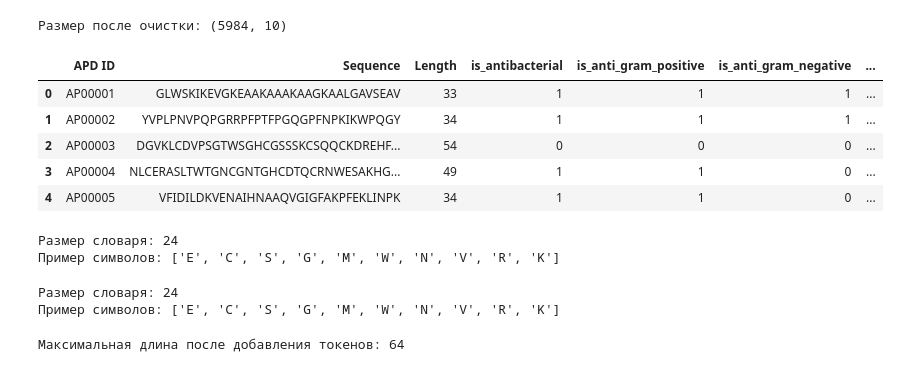
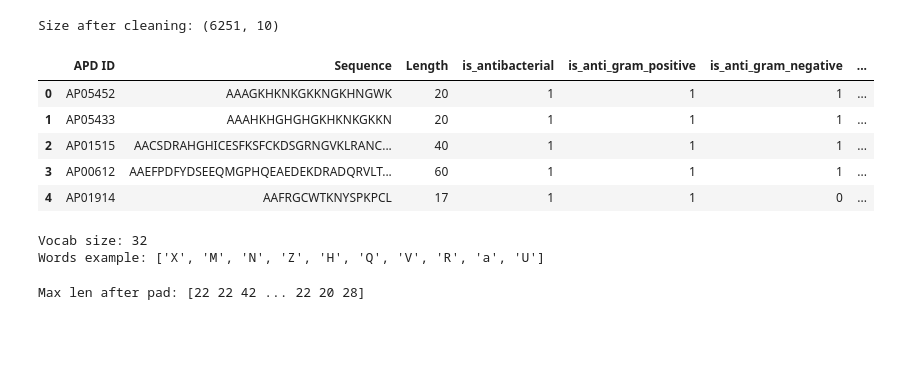
Before and after one commit to oneozerova/AMPs-via-VAE, a Jupyter notebook: Data/notebooks/baseline-cvae-and-tsne.ipynb, the cells around one changed output. Drawn from its saved outputs; the diff is of its cells as text; code cells hidden in the pictures; blank space fills up the shorter version.

```diff
--- a/Data/notebooks/baseline-cvae-and-tsne.ipynb
+++ b/Data/notebooks/baseline-cvae-and-tsne.ipynb
@@ -16,83 +16,65 @@ import re
 # path = "/kaggle/input/datasets/temaetotema/cvae-train/data.csv"
 # df = pd.read_csv(path)
 
 # for local
 candidates = [
-    Path("Data/processed/data.csv"),   # если cwd = корень репо
-    Path("../processed/data.csv"),     # если cwd = Data/notebooks
+    Path("Data/processed/master_dataset.csv"),   # if cwd = root
+    Path("../processed/master_dataset.csv"),     # if cwd = Data/notebooks
 ]
+
+# candidates = [
+#     Path("Data/processed/data.csv"),   # if cwd = root
+#     Path("../processed/data.csv"),     # if cwd = Data/notebooks
+# ]
 
 path = next((p for p in candidates if p.exists()), None)
 if path is None:
-    raise FileNotFoundError("Не найден Data/processed/data.csv (проверь cwd и структуру папок)")
+    raise FileNotFoundError("Error: no in Data/processed/data.csv (проверь cwd и структуру папок)")
 
 df = pd.read_csv(path)
 
-# Отбор нужных колонок
 id_col = 'APD ID'
 seq_col = 'Sequence'
 len_col = 'Length'
 condition_cols = [
     'is_antibacterial', 'is_anti_gram_positive', 'is_anti_gram_negative',
     'is_antifungal', 'is_antiviral', 'is_antiparasitic', 'is_anticancer'
 ]
 
-# Убедимся, что все колонки существуют
 existing_cols = [col for col in [id_col, seq_col, len_col] + condition_cols if col in df.columns]
 df = df[existing_cols].dropna(subset=[seq_col])
 
-# Преобразуем бинарные колонки в int (если они не целые)
 for col in condition_cols:
     if col in df.columns:
         df[col] = df[col].astype(int)
 
-print(f"Размер после очистки: {df.shape}")
+df["Length"] = df["Length"].astype("Int64")
+print(f"Size after cleaning: {df.shape}")
 df.head()
 # %% [output]
-Размер после очистки: (5984, 10)
+Size after cleaning: (6251, 10)
 |  | APD ID | Sequence | Length | is_antibacterial | is_anti_gram_positive | is_anti_gram_negative | ... |
-| 0 | AP00001 | GLWSKIKEVGKEAAKAAAKAAGKAALGAVSEAV | 33 | 1 | 1 | 1 | ... |
-| 1 | AP00002 | YVPLPNVPQPGRRPFPTFPGQGPFNPKIKWPQGY | 34 | 1 | 1 | 1 | ... |
-| 2 | AP00003 | DGVKLCDVPSGTWSGHCGSSSKCSQQCKDREHF... | 54 | 0 | 0 | 0 | ... |
-| 3 | AP00004 | NLCERASLTWTGNCGNTGHCDTQCRNWESAKHG... | 49 | 1 | 1 | 0 | ... |
-| 4 | AP00005 | VFIDILDKVENAIHNAAQVGIGFAKPFEKLINPK | 34 | 1 | 1 | 0 | ... |
+| 0 | AP05452 | AAAGKHKNKGKKNGKHNGWK | 20 | 1 | 1 | 1 | ... |
+| 1 | AP05433 | AAAHKHGHGHGKHKNKGKKN | 20 | 1 | 1 | 1 | ... |
+| 2 | AP01515 | AACSDRAHGHICESFKSFCKDSGRNGVKLRANC... | 40 | 1 | 1 | 1 | ... |
+| 3 | AP00612 | AAEFPDFYDSEEQMGPHQEAEDEKDRADQRVLT... | 60 | 1 | 1 | 1 | ... |
+| 4 | AP01914 | AAFRGCWTKNYSPKPCL | 17 | 1 | 1 | 0 | ... |
 # %%
-# Собираем все символы из последовательностей
 all_chars = set()
 for seq in df[seq_col]:
     all_chars.update(seq)
 
-# Добавляем специальные токены
 special_tokens = ['<PAD>', '<SOS>', '<EOS>', '<UNK>']
 vocab_list = special_tokens + sorted(all_chars)
 char2idx = {ch: i for i, ch in enumerate(vocab_list)}
 idx2char = {i: ch for ch, i in char2idx.items()}
 vocab_size = len(vocab_list)
 
-print(f"Размер словаря: {vocab_size}")
-print("Пример символов:", list(all_chars)[:10])
+print(f"Vocab size: {vocab_size}")
+print("Words:", list(all_chars)[:10])
 # %% [output]
-Размер словаря: 24
-Пример символов: ['E', 'C', 'S', 'G', 'M', 'W', 'N', 'V', 'R', 'K']
+Vocab size: 32
+Words example: ['X', 'M', 'N', 'Z', 'H', 'Q', 'V', 'R', 'a', 'U']
-# %%
-# EDA
-# Собираем все символы из последовательностей
-all_chars = set()
-for seq in df[seq_col]:
-    all_chars.update(seq)
-
-# Добавляем специальные токены
-special_tokens = ['<PAD>', '<SOS>', '<EOS>', '<UNK>']
-vocab_list = special_tokens + sorted(all_chars)
-char2idx = {ch: i for i, ch in enumerate(vocab_list)}
-idx2char = {i: ch for ch, i in char2idx.items()}
-vocab_size = len(vocab_list)
-
-print(f"Размер словаря: {vocab_size}")
-print("Пример символов:", list(all_chars)[:10])
-# %% [output]
-Размер словаря: 24
-Пример символов: ['E', 'C', 'S', 'G', 'M', 'W', 'N', 'V', 'R', 'K']
 # %%
 def tokenize(seq, char2idx, max_len, add_sos_eos=True):
     tokens = [char2idx.get(ch, char2idx['<UNK>']) for ch in seq]
@@ -107,7 +89,6 @@ def tokenize(seq, char2idx, max_len, add_sos_eos=True):
 
 # Определим максимальную длину (с учётом SOS/EOS)
 max_len = df[len_col].max() + 2  # +2 для SOS и EOS
-print(f"Максимальная длина после добавления токенов: {max_len}")
 
 # Токенизируем все последовательности
 tokenized_seqs = []
@@ -120,8 +101,11 @@ conditions = df[condition_cols].values.astype(np.float32)  # форма (N, 7)
 
 # Исходные длины (без паддинга) – пригодятся для pack_padded_sequence
 real_lengths = np.array([len(seq) + 2 for seq in df[seq_col]])  # +2 SOS/EOS
+real_lengths = np.minimum(real_lengths, max_len)
+
+print(f"Max len after pad: {real_lengths}")
 # %% [output]
-Максимальная длина после добавления токенов: 64
+Max len after pad: [22 22 42 ... 22 20 28]
 # %%
 class AMPDataset(Dataset):
     def __init__(self, sequences, lengths, conditions):
```
Also changed, not shown: parts of 10 cells of this notebook, 1 other file.
